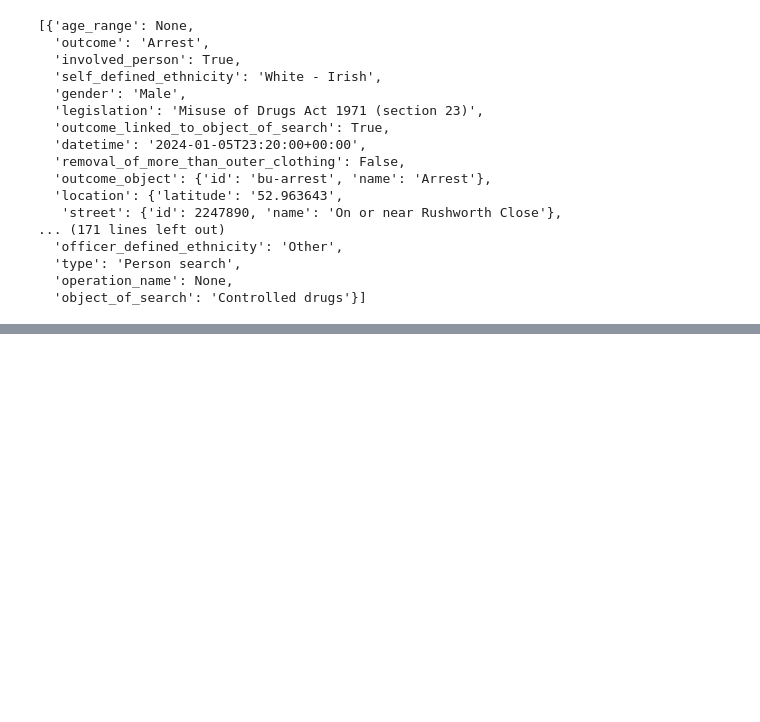
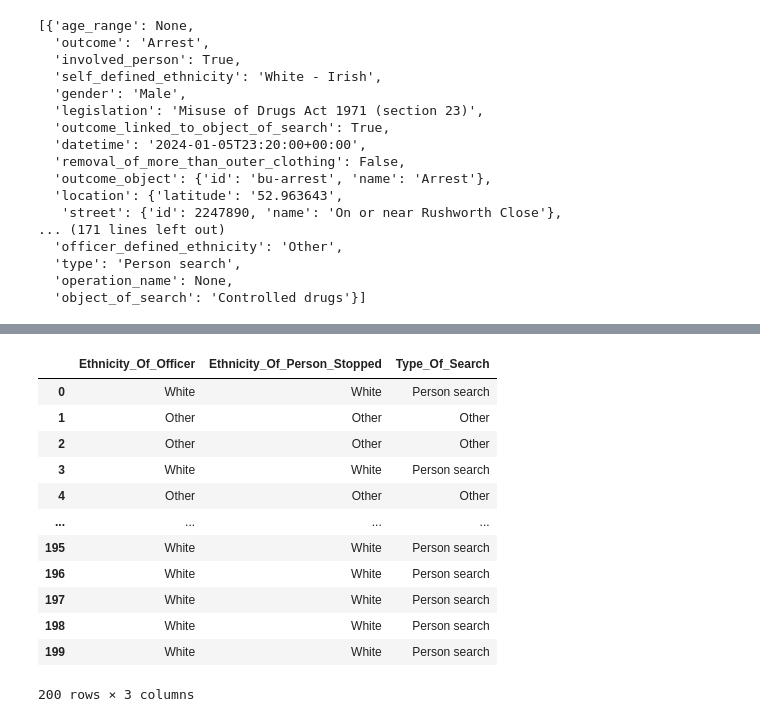
Before and after one commit to Coletterbox/A-Dashboard-Google-Sheets-, a Jupyter notebook: Stop and Search Data.ipynb, the cells around one changed output, grey strips where cells are left out. Cells and saved outputs as stored; diff of their text form; code cells hidden in the pictures; blank space fills up the shorter version.

```diff
--- a/Stop and Search Data.ipynb
+++ b/Stop and Search Data.ipynb
@@ -90,0 +102,30 @@ df0.head(30)
+# %%
+# Adjusting the category names so they're more easily comparable
+
+df0.loc[df0['Ethnicity_Of_Person_Stopped'] == 'Other ethnic group - Not stated'] = 'Other'
+# df0.loc[df0['Ethnicity_Of_Person_Stopped'].str.startswith('White - '), 'Ethnicity_Of_Person_Stopped'] = 'White'
+# df0.loc[df0['Ethnicity_Of_Person_Stopped'].str.contains('White - ')]
+df0['Ethnicity_Of_Person_Stopped'].str.contains('White - ') # boolean
+# df0.loc[df0['Ethnicity_Of_Person_Stopped'].str.contains('White - ')] = 'White'
+
+# df0['Ethnicity_Of_Person_Stopped'] = np.where(df0['Ethnicity_Of_Person_Stopped'] == 'Other', 'Other', 'no')
+df0['Ethnicity_Of_Person_Stopped'] = np.where(df0['Ethnicity_Of_Person_Stopped'].str.contains('White'), 'White', df0['Ethnicity_Of_Person_Stopped'])
+df0['Ethnicity_Of_Person_Stopped'] = np.where(df0['Ethnicity_Of_Person_Stopped'].str.contains('Other ethnic group'), 'Other', df0['Ethnicity_Of_Person_Stopped'])
+df0['Ethnicity_Of_Person_Stopped'] = np.where(df0['Ethnicity_Of_Person_Stopped'].str.contains('Black/African/Caribbean/Black British'), 'Black', df0['Ethnicity_Of_Person_Stopped'])
+df0['Ethnicity_Of_Person_Stopped'] = np.where(df0['Ethnicity_Of_Person_Stopped'].str.contains('Asian/Asian British'), 'Asian', df0['Ethnicity_Of_Person_Stopped'])
+
+df0.head(200)
+# %% [output]
+|  | Ethnicity_Of_Officer | Ethnicity_Of_Person_Stopped | Type_Of_Search |
+| 0 | White | White | Person search |
+| 1 | Other | Other | Other |
+| 2 | Other | Other | Other |
+| 3 | White | White | Person search |
+| 4 | Other | Other | Other |
+| ... | ... | ... | ... |
+| 195 | White | White | Person search |
+| 196 | White | White | Person search |
+| 197 | White | White | Person search |
+| 198 | White | White | Person search |
+| 199 | White | White | Person search |
+200 rows × 3 columns
```
Also changed, not shown: parts of 4 cells of this notebook.
